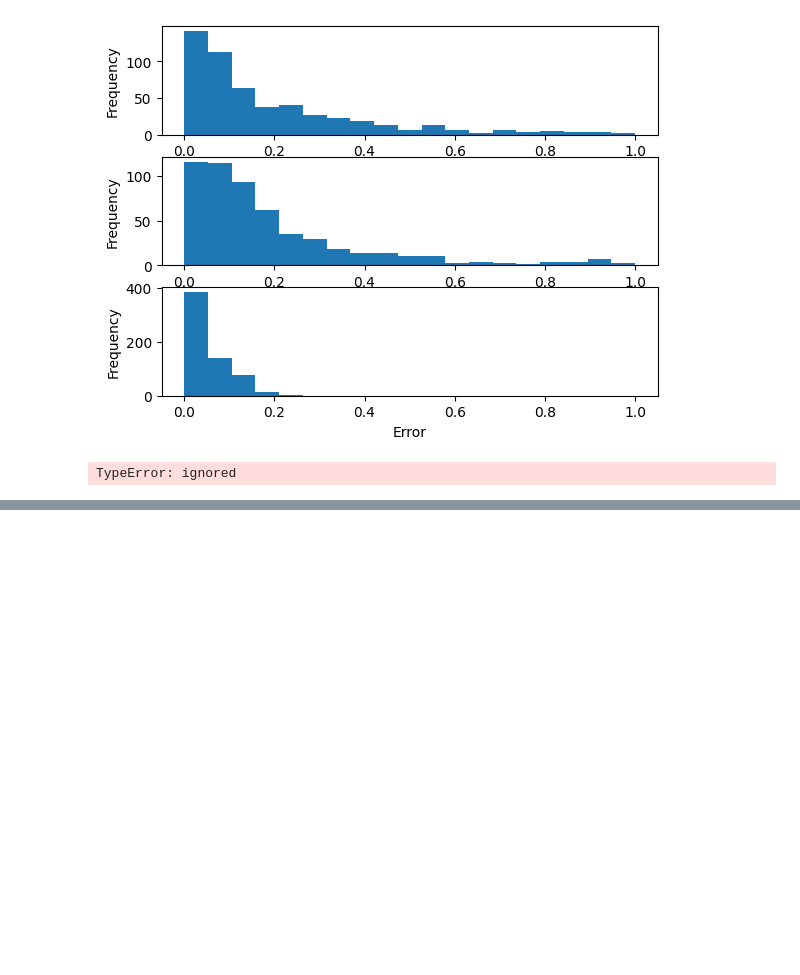
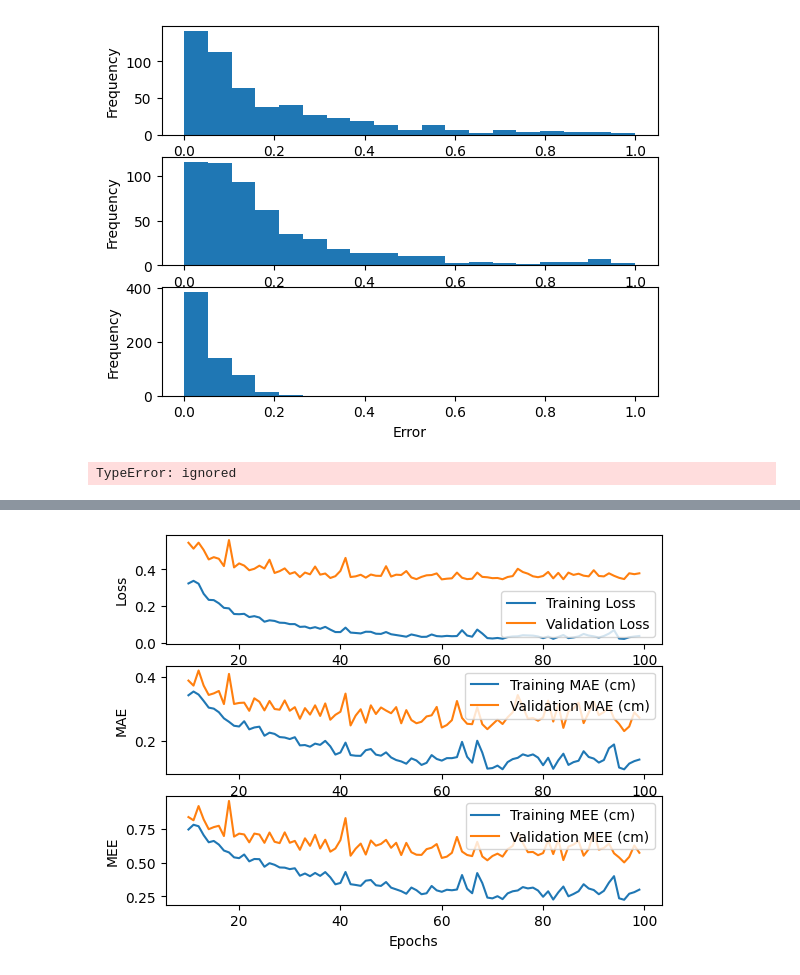
Before and after one commit to Servat0r/Robotics-Project, a Jupyter notebook: Robotics.ipynb, the cells around one changed output, grey strips where cells are left out. Cells and saved outputs as stored; diff of their text form; code cells hidden in the pictures; blank space fills up the shorter version.

Commit message:
Added augmented VGG19 and some cleaning.

```diff
--- a/Robotics.ipynb
+++ b/Robotics.ipynb
@@ -892,0 +889,3 @@ del finetuned_resnet50_model
+# %%
+train_images, eval_images, train_tip_pos, eval_tip_pos = train_test_split(images, tip_pos, test_size=0.2, random_state=0)
+print(f"Total length: {len(images)}", f"Training Set: {len(train_images)}", f"Validation Set: {len(eval_images)}", sep='\n')
@@ -892,0 +898,6 @@ del finetuned_resnet50_model
+# %%
+base_model = tf.keras.applications.VGG19(
+    include_top=False,
+    weights="imagenet",
+)
+base_model.trainable = False
@@ -892,0 +907,17 @@ del finetuned_resnet50_model
+# %%
+inputs = tf.keras.layers.Input(shape=(224, 224, 3))
+x = base_model(inputs, training=False)
+x = tf.keras.layers.Flatten()(x)
+outputs = tf.keras.layers.Dense(3, activation='linear')(x)
+augmented_finetuned_vgg_model = tf.keras.Model(inputs, outputs)
+# %%
+augmented_finetuned_vgg_model.compile(
+    loss='mean_squared_error', optimizer=tf.keras.optimizers.Adam(learning_rate=1e-3),
+    metrics=['mean_absolute_error', mean_euclidean_error]
+)
+
+augmented_finetuned_vgg_history = augmented_finetuned_vgg_model.fit(
+    train_images, train_tip_pos, epochs=n_epochs,
+    validation_data=(eval_images, eval_tip_pos),
+    batch_size = batch_size, shuffle=True,
+)
@@ -892,0 +942,15 @@ del finetuned_resnet50_model
+# %%
+%matplotlib inline
+plot_metrics(
+    augmented_finetuned_vgg_history, start_epoch=10, end_epoch=None,
+    metrics=['loss', 'mean_absolute_error', 'mean_euclidean_error'],
+    data_labels=[
+        ('Training Loss', 'Validation Loss'), ('Training MAE (cm)', 'Validation MAE (cm)'),
+        ('Training MEE (cm)', 'Validation MEE (cm)')
+    ],
+    axes_labels=[
+        ('Epochs', 'Loss'), ('Epochs', 'MAE'), ('Epochs', 'MEE')
+    ]
+)
+# %% [output]
+[figure, added]
```
Also changed, not shown: parts of 20 cells of this notebook.
